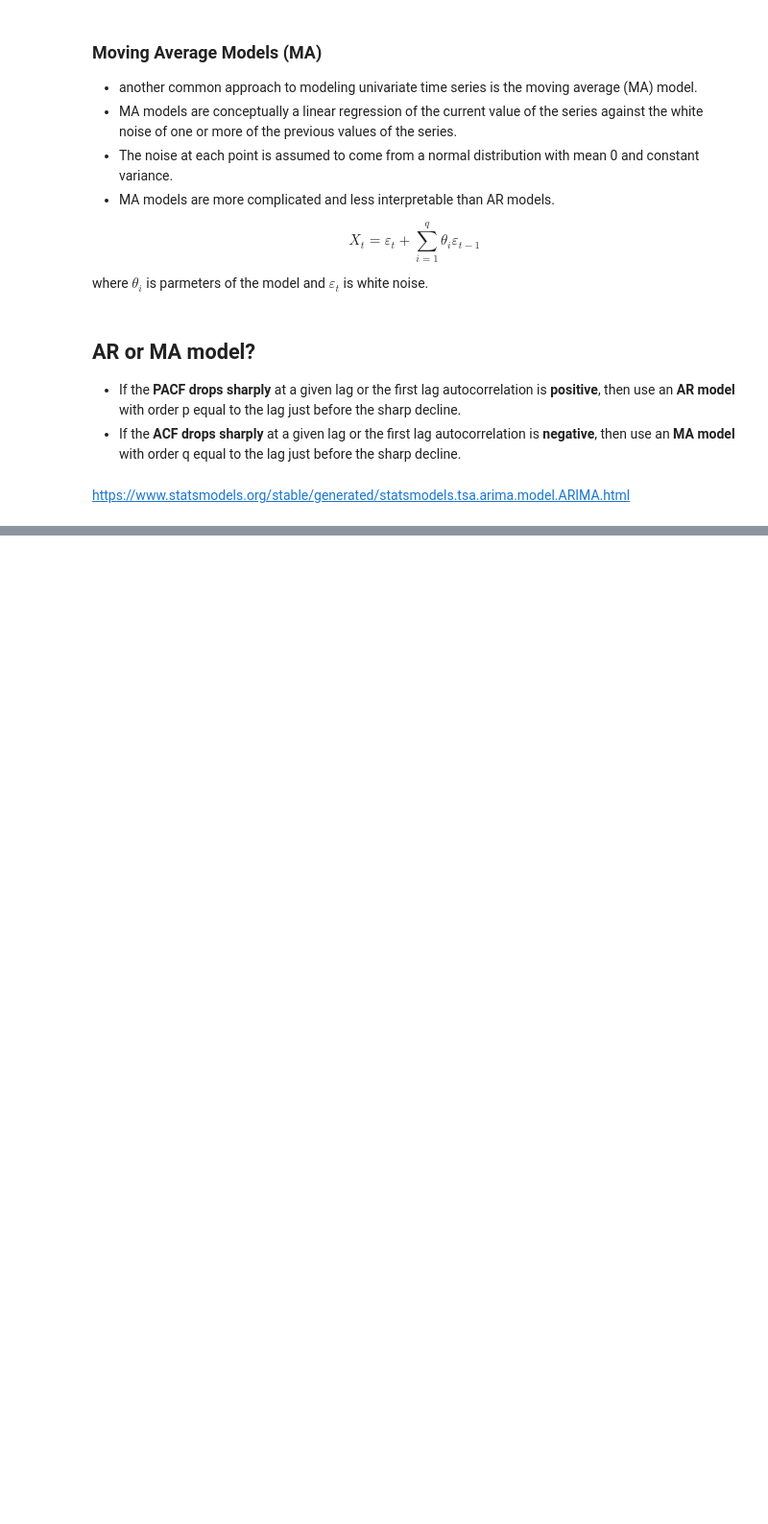
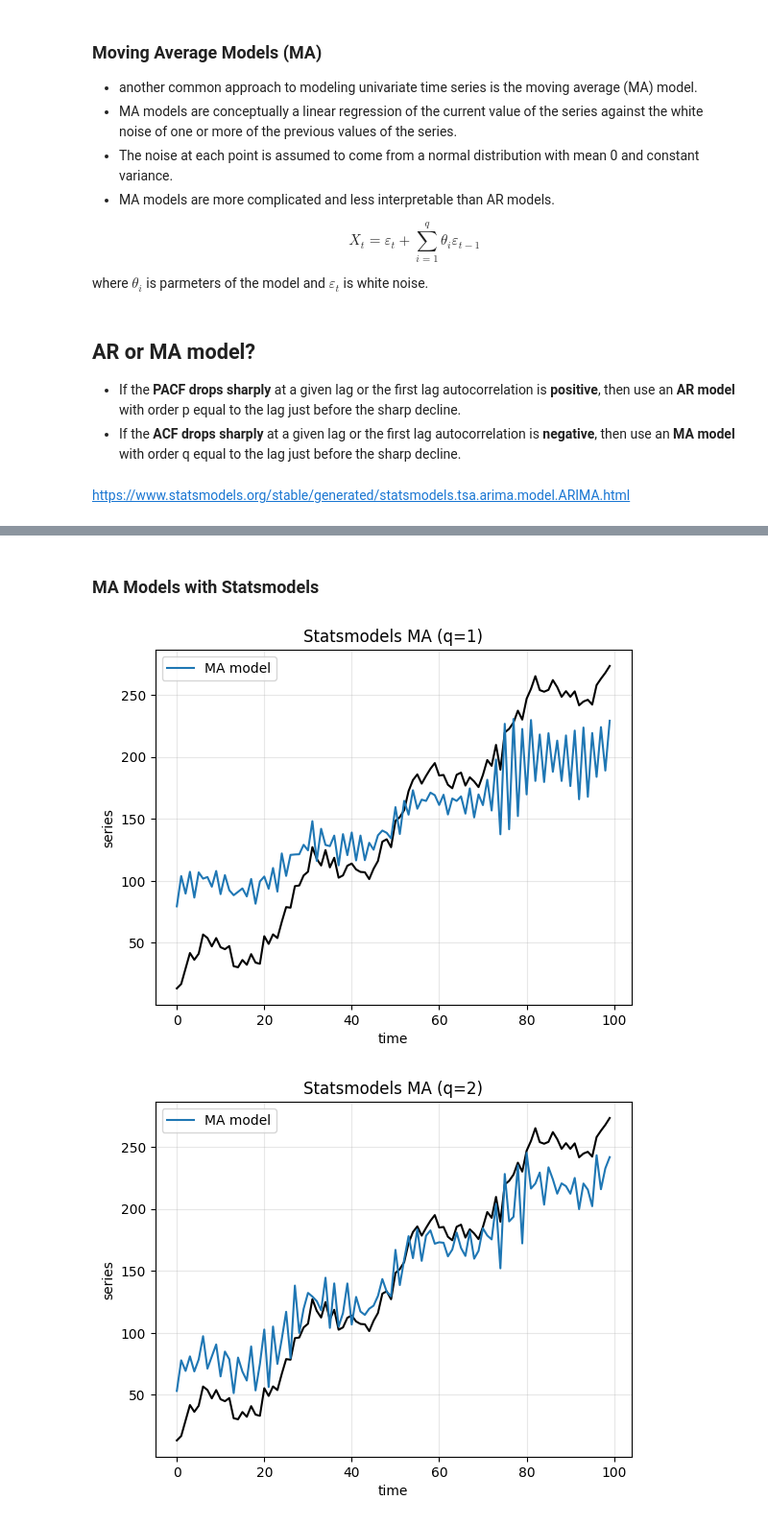
Before and after one commit to MKastek/time-series-notes, a Jupyter notebook: Time_series_anomaly_detection.ipynb, the cells around one changed output, grey strips where cells are left out. Shown at 96% size. Drawn from its saved outputs; the diff is of its cells as text; code cells hidden in the pictures; blank space fills up the shorter version.

```diff
--- a/Time_series_anomaly_detection.ipynb
+++ b/Time_series_anomaly_detection.ipynb
@@ -767,0 +778,2 @@ https://www.statsmodels.org/stable/generated/statsmodels.tsa.arima.model.ARIMA.h
+# %% [markdown]
+### MA Models with Statsmodels
@@ -767,0 +782,24 @@ https://www.statsmodels.org/stable/generated/statsmodels.tsa.arima.model.ARIMA.h
+# %%
+# reproducibility
+np.random.seed(42)
+
+# time component
+time = np.arange(100)
+
+# data
+noise = np.random.normal(loc=0, scale=6.5, size=len(time))
+trend = time * 2.75
+seasonality = 10 + np.sin(time * 0.25) * 20
+data = trend + seasonality + noise
+# %%
+# plot different orders (q's)
+# order = (p, d, q)
+for i in range(1,6):
+    model = ARIMA(data, order=(0,0,i)).fit()
+    run_sequence_plot(time, data, title="Statsmodels MA (q={})".format(i))
+    plt.plot(time, model.predict(start=1, end=100), label="MA model")
+    plt.legend()
+    plt.show();
+# %% [output]
+[figure, added]
+[figure, added]
```
Also changed, not shown: parts of 23 cells of this notebook.
